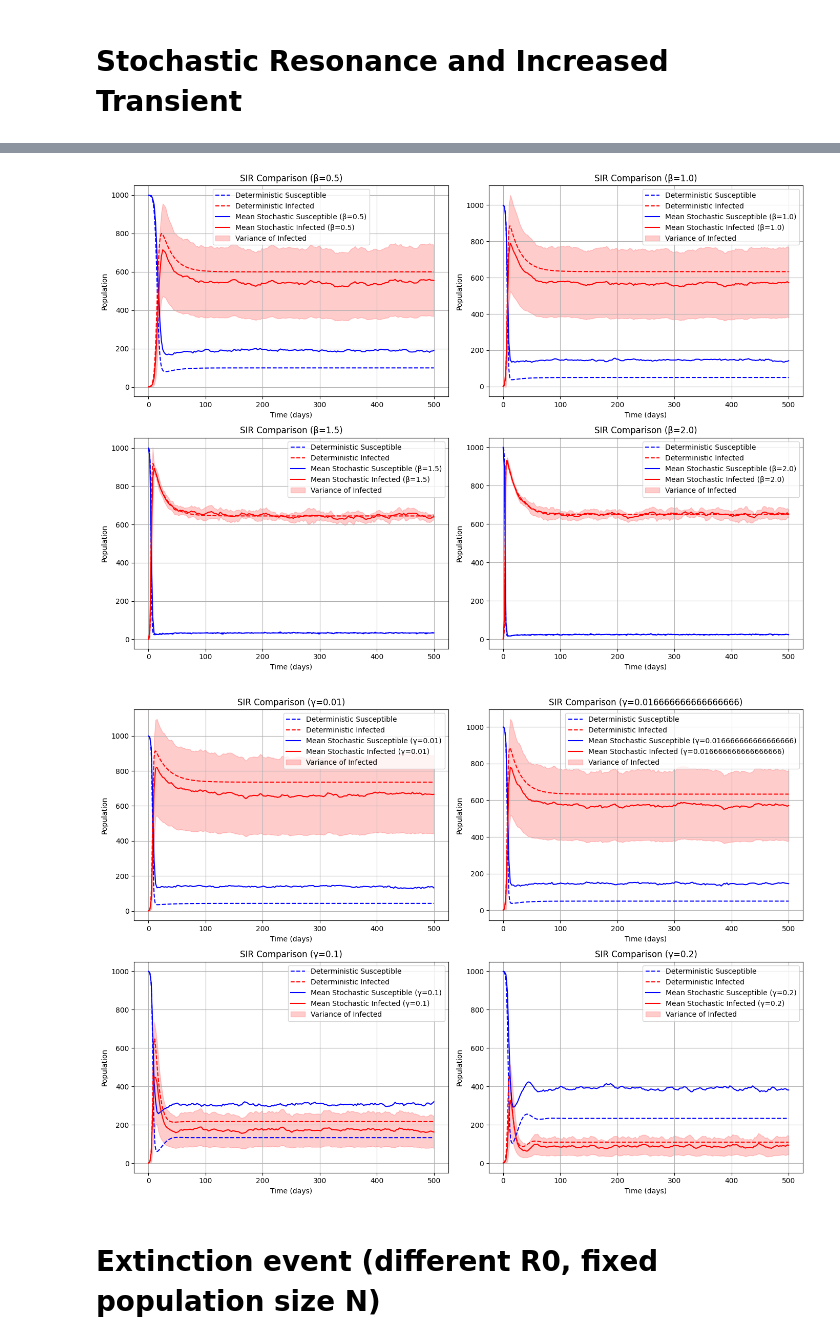
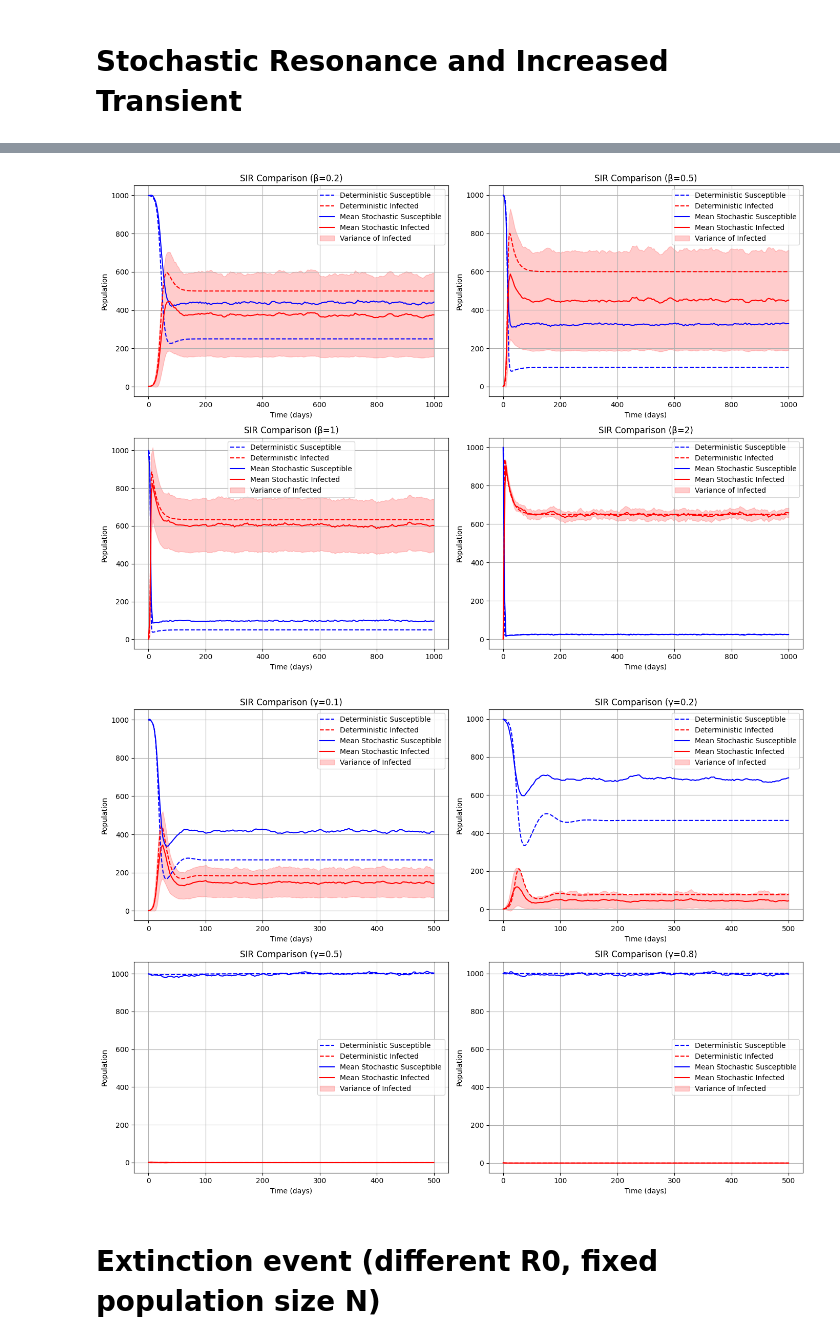
Before and after one commit to zoeazra/CLS-Ass-2, a Jupyter notebook: assignment 2.ipynb, the cells around one changed output, grey strips where cells are left out. Drawn from its saved outputs; the diff is of its cells as text; code cells hidden in the pictures.

```diff
--- a/assignment 2.ipynb
+++ b/assignment 2.ipynb
@@ -814,35 +814,29 @@ plt.show()
 # %%
-N = 1000  # Population size
-beta_values = [0.5, 1.0, 1.5, 2.0]  # Different values for beta
+beta_values = [1 / 5, 1 / 2, 1, 2]  # Different values for beta
 gamma = 1 / 60
 mu = 1 / 30
 start_t = 0
-end_t = 500
-points_t = 500
-sims = 10
-tend = 500
+end_t = 1000
+points_t = 1000
+sims = 20
+tend = 1000
+N = 1000
+X0 = 999
+Y0 = 1
+Z0 = 0
 
-# Prepare subplots
 fig, axs = plt.subplots(2, 2, figsize=(14, 10))
 
 for i, beta in enumerate(beta_values):
-    X0 = N - 1
-    Y0 = 1
-    Z0 = 0
 
-    # Run deterministic solution
     Xd, Yd, Zd, time, R0_det = deterSol(X0, Y0, Z0, N, beta, gamma, mu, start_t, end_t, points_t)
-
-    # Run stochastic simulation
     time_p, mean_Xs, mean_Ys, var_Xs, var_Ys, all_Xs, all_Ys = run_stoch_sim(sims, X0, Y0, Z0, beta, gamma, mu, N, tend)
 
-    # Top row: Mean plots with shaded variance for infected
     axs[i // 2, i % 2].plot(time, Xd, 'b--', label="Deterministic Susceptible")
     axs[i // 2, i % 2].plot(time, Yd, 'r--', label="Deterministic Infected")
-    axs[i // 2, i % 2].plot(time_p, mean_Xs, 'b', label=f"Mean Stochastic Susceptible (β={beta})")
-    axs[i // 2, i % 2].plot(time_p, mean_Ys, 'r', label=f"Mean Stochastic Infected (β={beta})")
+    axs[i // 2, i % 2].plot(time_p, mean_Xs, 'b', label=f"Mean Stochastic Susceptible")
+    axs[i // 2, i % 2].plot(time_p, mean_Ys, 'r', label=f"Mean Stochastic Infected")
 
-    # Shaded region for variance of infected
     axs[i // 2, i % 2].fill_between(time_p,
                                      mean_Ys - np.sqrt(var_Ys),
                                      mean_Ys + np.sqrt(var_Ys),
@@ -854,59 +848,50 @@ for i, beta in enumerate(beta_values):
     axs[i // 2, i % 2].legend()
     axs[i // 2, i % 2].grid()
 
-# Adjust layout
 plt.tight_layout()
 plt.show()
 # %% [output]
-[figure, old version]
+[figure, new version]
 # %%
-N = 1000  # Population size
-beta = 1.0  # Constant value for beta
-gamma_values = [0.01, 1/60, 0.1, 0.2]  # Different values for gamma
+gamma_values = [1 / 10, 1 / 5, 1 / 2, 0.8 ]  # Different values for gamma
+N = 1000
+beta = 0.5
 mu = 1 / 30
 start_t = 0
 end_t = 500
 points_t = 500
-sims = 10
+sims = 20
 tend = 500
+X0 = 999
+Y0 = 1
+Z0 = 0
 
-# Prepare subplots
 fig, axs = plt.subplots(2, 2, figsize=(14, 10))
+for i, gamma in enumerate(gamma_values):
 
-for i, gamma in enumerate(gamma_values):
-    X0 = N - 1
-    Y0 = 1
-    Z0 = 0
-
-    # Run deterministic solution
     Xd, Yd, Zd, time, R0_det = deterSol(X0, Y0, Z0, N, beta, gamma, mu, start_t, end_t, points_t)
-
-    # Run stochastic simulation
     time_p, mean_Xs, mean_Ys, var_Xs, var_Ys, all_Xs, all_Ys = run_stoch_sim(sims, X0, Y0, Z0, beta, gamma, mu, N, tend)
 
-    # Top row: Mean plots with shaded variance for infected
     axs[i // 2, i % 2].plot(time, Xd, 'b--', label="Deterministic Susceptible")
     axs[i // 2, i % 2].plot(time, Yd, 'r--', label="Deterministic Infected")
-    axs[i // 2, i % 2].plot(time_p, mean_Xs, 'b', label=f"Mean Stochastic Susceptible (γ={gamma})")
-    axs[i // 2, i % 2].plot(time_p, mean_Ys, 'r', label=f"Mean Stochastic Infected (γ={gamma})")
+    axs[i // 2, i % 2].plot(time_p, mean_Xs, 'b', label=f"Mean Stochastic Susceptible")
+    axs[i // 2, i % 2].plot(time_p, mean_Ys, 'r', label=f"Mean Stochastic Infected")
 
-    # Shaded region for variance of infected
     axs[i // 2, i % 2].fill_between(time_p,
                                      mean_Ys - np.sqrt(var_Ys),
                                      mean_Ys + np.sqrt(var_Ys),
                                      color='red', alpha=0.2, label='Variance of Infected')
 
     axs[i // 2, i % 2].set_title(f"SIR Comparison (γ={gamma})")
     axs[i // 2, i % 2].set_xlabel("Time (days)")
     axs[i // 2, i % 2].set_ylabel("Population")
     axs[i // 2, i % 2].legend()
     axs[i // 2, i % 2].grid()
 
-# Adjust layout
 plt.tight_layout()
 plt.show()
 # %% [output]
-[figure, old version]
+[figure, new version]
 # %% [markdown]
 # Extinction event (different R0, fixed population size N)
 # %%
```
Also changed, not shown: parts of 1 cell of this notebook.
